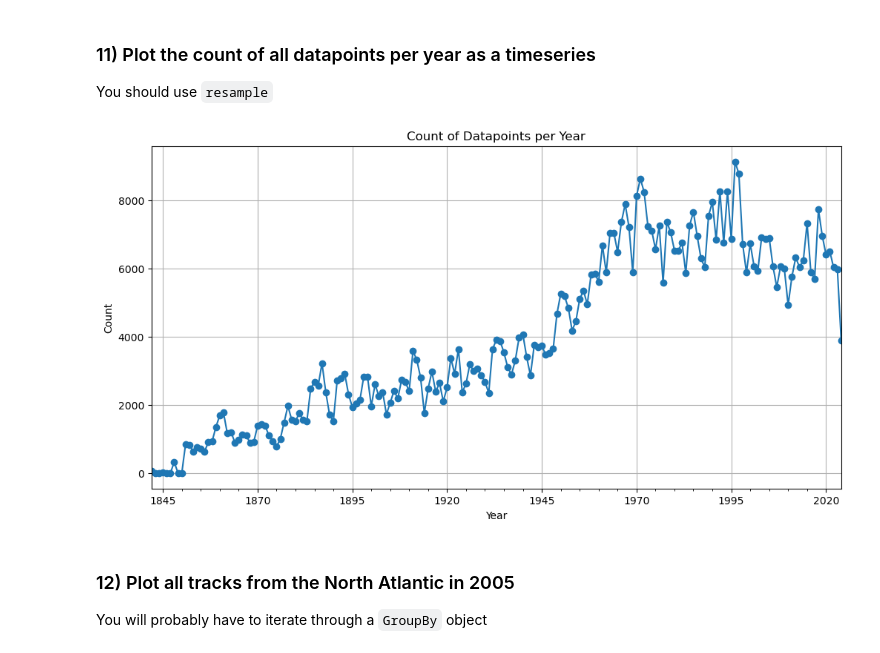
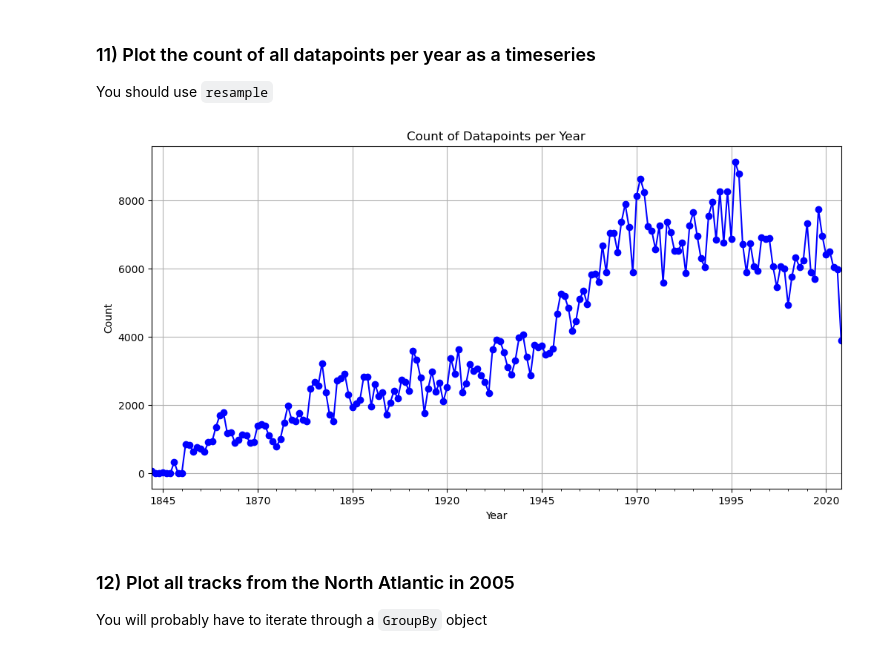
Before and after one commit to AryaAvery/rces-assignments, a Jupyter notebook: assignment6.ipynb, the cells around one changed output. Cells and saved outputs as stored; diff of their text form; code cells hidden in the pictures.

```diff
--- a/assignment6.ipynb
+++ b/assignment6.ipynb
@@ -230,14 +230,14 @@ You should use `resample`
 # %%
 yearly_counts = df.resample('YE').size()
 plt.figure(figsize=(12, 6))
 
-yearly_counts.plot(marker='o')
+yearly_counts.plot(marker='o', c = 'blue')
 plt.title('Count of Datapoints per Year')
 plt.xlabel('Year')
 plt.ylabel('Count')
 plt.grid()
 # %% [output]
-[figure, old version]
+[figure, new version]
 # %% [markdown]
 ### 12) Plot all tracks from the North Atlantic in 2005
 
```
Also changed, not shown: parts of 4 cells of this notebook.
